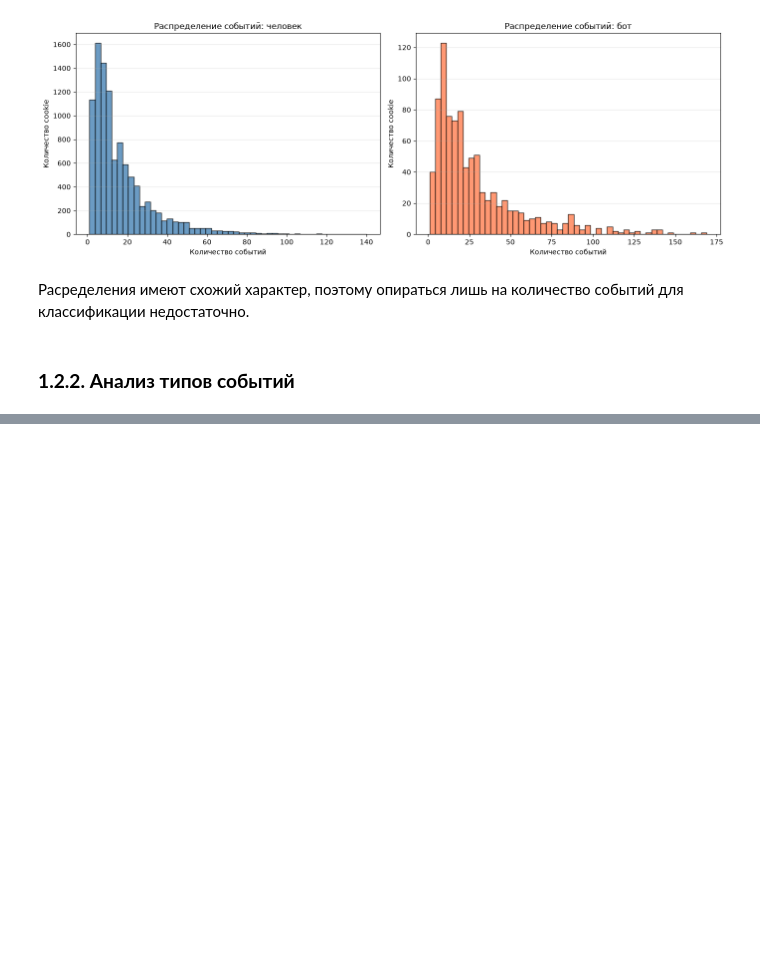
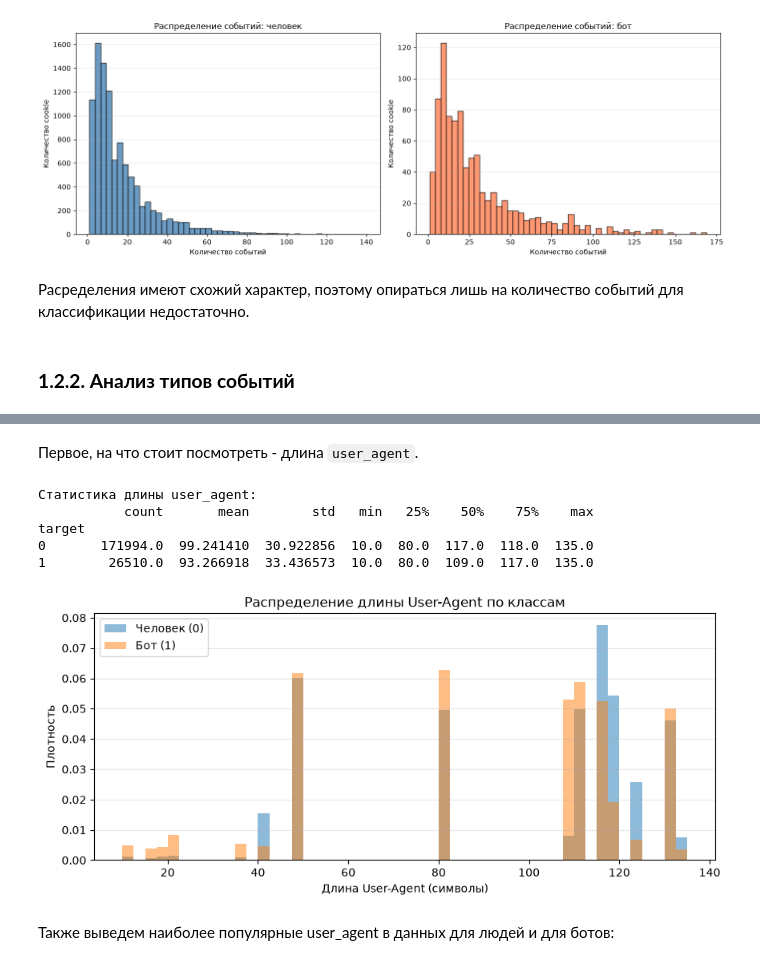
Before and after one commit to shshi23/avito-antibot, a Jupyter notebook: notebooks/01_eda.ipynb, the cells around one changed output, grey strips where cells are left out. Saved outputs shown, nothing was run; the diff lists cells and outputs as text; code cells hidden in the pictures; blank space fills up the shorter version.

```diff
--- a/notebooks/01_eda.ipynb
+++ b/notebooks/01_eda.ipynb
@@ -260,0 +459,9 @@ plt.show()
+# %%
+events_filtered['seller_type_clean'] = events_filtered['seller_type'].fillna('unknown')
+
+# Считаем количество событий по типам продавцов для каждого класса
+seller_counts = events_filtered.groupby(['target', 'seller_type_clean']).size().unstack(fill_value=0)
+seller_pct = seller_counts.div(seller_counts.sum(axis=1), axis=0) * 100
+
+print("Распределение типов продавцов внутри каждого класса (%):")
+display(seller_pct.round(2))
@@ -260,0 +513,30 @@ plt.show()
+# %% [markdown]
+Первое, на что стоит посмотреть - длина `user_agent`.
+# %%
+# Вычисляем длину строки user_agent для каждого события
+events_filtered['ua_length'] = events_filtered['user_agent'].str.len()
+
+# Сравниваем среднюю длину user_agent между классами
+print("Статистика длины user_agent:")
+print(events_filtered.groupby('target')['ua_length'].describe())
+
+plt.figure(figsize=(10, 4))
+plt.hist(events_filtered[events_filtered['target'] == 0]['ua_length'],
+         bins=50, alpha=0.5, label='Человек (0)', density=True)
+plt.hist(events_filtered[events_filtered['target'] == 1]['ua_length'],
+         bins=50, alpha=0.5, label='Бот (1)', density=True)
+plt.xlabel('Длина User-Agent (символы)')
+plt.ylabel('Плотность')
+plt.title('Распределение длины User-Agent по классам')
+plt.legend()
+plt.grid(axis='y', alpha=0.3)
+plt.show()
+# %% [output]
+Статистика длины user_agent:
+           count       mean        std   min   25%    50%    75%    max
+target
+0       171994.0  99.241410  30.922856  10.0  80.0  117.0  118.0  135.0
+1        26510.0  93.266918  33.436573  10.0  80.0  109.0  117.0  135.0
+[figure, added]
+# %% [markdown]
+Также выведем наиболее популярные user_agent в данных для людей и для ботов:
```
Also changed, not shown: parts of 48 cells of this notebook.
